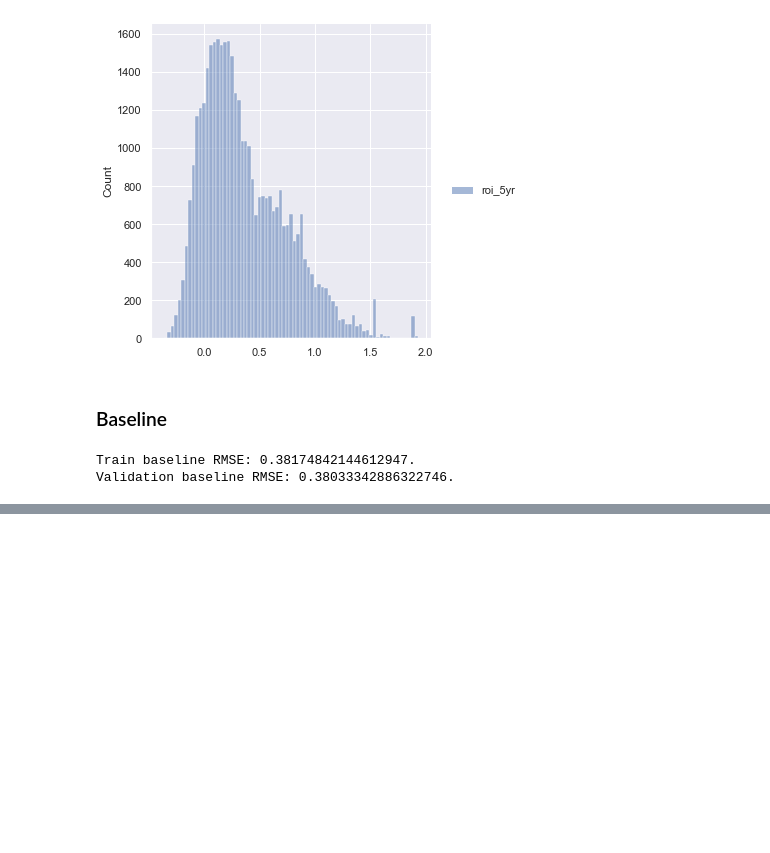
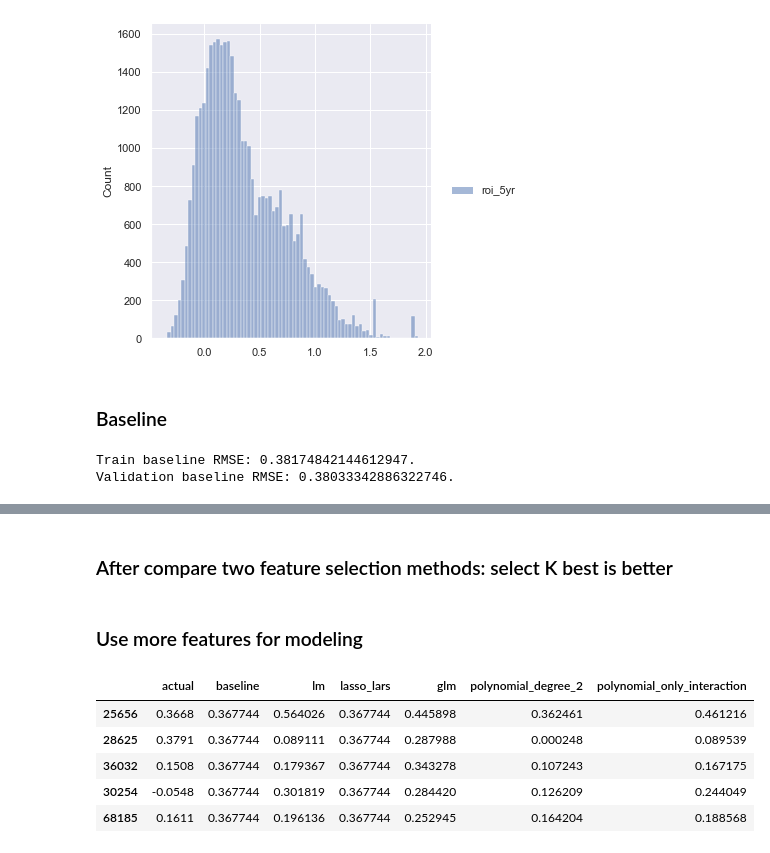
Before and after one commit to CDM-College-ROI/capstone_working_repo, a Jupyter notebook: cc_folder/cc_modeling.ipynb, the cells around one changed output, grey strips where cells are left out. Drawn from its saved outputs; the diff is of its cells as text; code cells hidden in the pictures; blank space fills up the shorter version.

```diff
--- a/cc_folder/cc_modeling.ipynb
+++ b/cc_folder/cc_modeling.ipynb
@@ -725,0 +902,46 @@ Validation baseline RMSE: 0.38033342886322746.
+# %% [markdown]
+### After compare two feature selection methods:  select K best is better
+# %% [markdown]
+### Use more features for modeling
+# %%
+x_train_all_features = x_train_imputed_scaled_with_dummy
+
+predictions_train_all_features_model = pd.DataFrame({'actual': train_imputed.roi_5yr})
+predictions_train_all_features_model['baseline'] = baseline
+
+lm = LinearRegression()
+lm.fit(x_train_all_features, y_train_imputed)
+predictions_train_all_features_model['lm'] = lm.predict(x_train_all_features)
+
+lars = LassoLars(alpha=1.0)
+lars.fit(x_train_all_features, y_train_imputed)
+predictions_train_all_features_model['lasso_lars'] = lars.predict(x_train_all_features)
+
+glm = TweedieRegressor(power=0, alpha=1)
+glm.fit(x_train_all_features, y_train_imputed)
+predictions_train_all_features_model['glm'] = glm.predict(x_train_all_features)
+
+poly = PolynomialFeatures(degree=2, include_bias=False, interaction_only=False)
+poly.fit(x_train_all_features)
+x_train_all_features_poly = pd.DataFrame(poly.transform(x_train_all_features),
+                                   columns=poly.get_feature_names(x_train_all_features.columns),index=train_imputed.index)
+lm1 = LinearRegression()
+lm1.fit(x_train_all_features_poly, y_train_imputed)
+x_train_all_features_poly = poly.transform(x_train_all_features)
+predictions_train_all_features_model['polynomial_degree_2'] = lm1.predict(x_train_all_features_poly)
+
+poly1 = PolynomialFeatures(degree=2, include_bias=False, interaction_only=True)
+poly1.fit(x_train_all_features)
+x_train_all_features_poly1 = pd.DataFrame(poly1.transform(x_train_all_features),
+                                    columns=poly1.get_feature_names(x_train_all_features.columns),index=train_imputed.index)
+lm1.fit(x_train_all_features_poly1, y_train_imputed)
+x_train_all_features_poly1 = poly1.transform(x_train_all_features)
+predictions_train_all_features_model['polynomial_only_interaction'] = lm1.predict(x_train_all_features_poly1)
+predictions_train_all_features_model.head()
+# %% [output]
+|  | actual | baseline | lm | lasso_lars | glm | polynomial_degree_2 | polynomial_only_interaction |
+| 25656 | 0.3668 | 0.367744 | 0.564026 | 0.367744 | 0.445898 | 0.362461 | 0.461216 |
+| 28625 | 0.3791 | 0.367744 | 0.089111 | 0.367744 | 0.287988 | 0.000248 | 0.089539 |
+| 36032 | 0.1508 | 0.367744 | 0.179367 | 0.367744 | 0.343278 | 0.107243 | 0.167175 |
+| 30254 | -0.0548 | 0.367744 | 0.301819 | 0.367744 | 0.284420 | 0.126209 | 0.244049 |
+| 68185 | 0.1611 | 0.367744 | 0.196136 | 0.367744 | 0.252945 | 0.164204 | 0.188568 |
```
Also changed, not shown: parts of 20 cells of this notebook.
